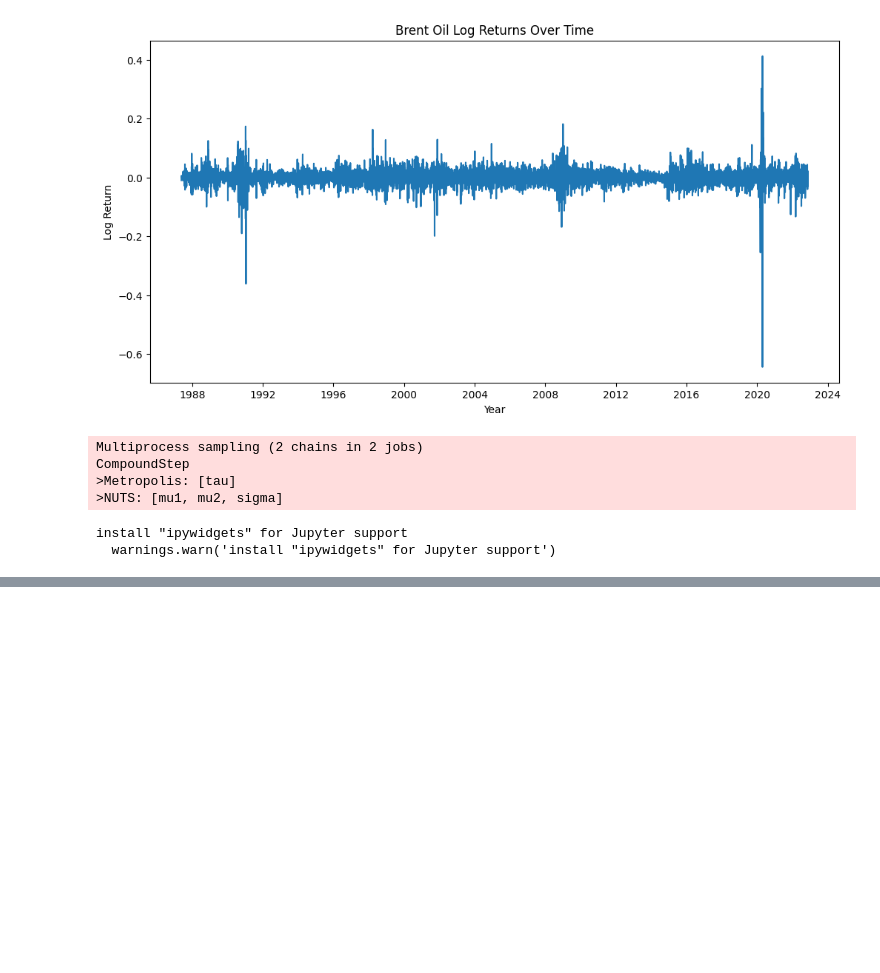
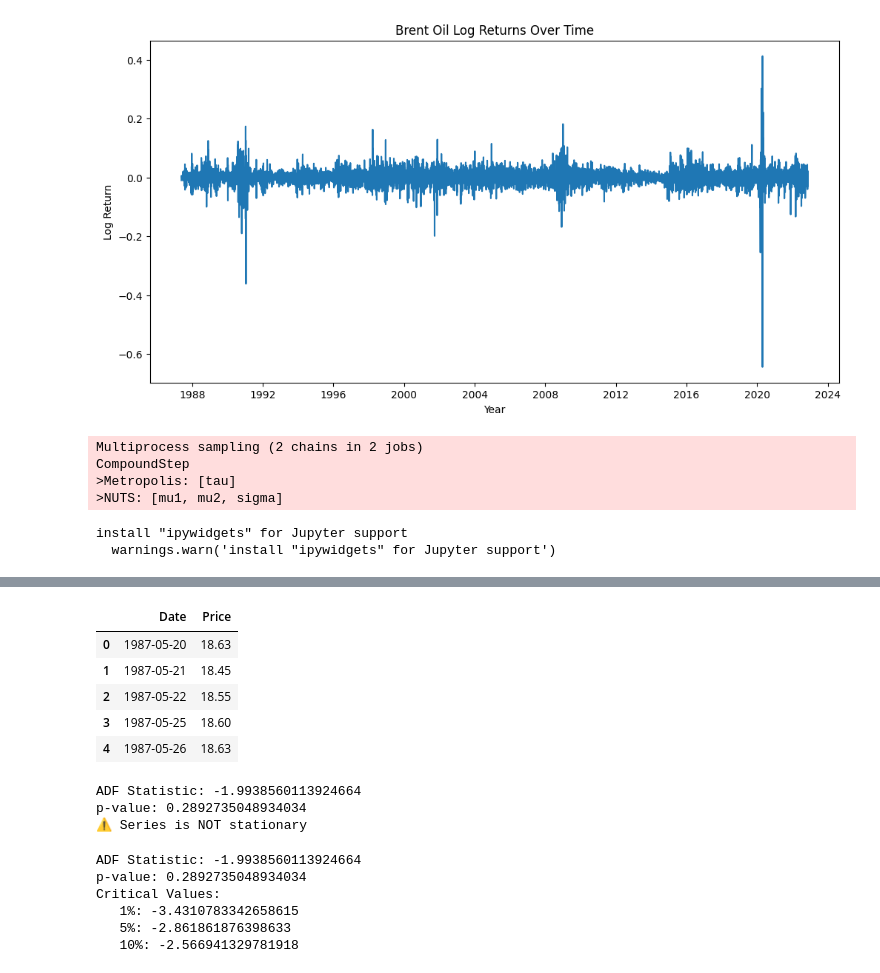
Before and after one commit to yosefmaregn2017-droid/brent-oil-change-point-analysis, a Jupyter notebook: notebooks/01_brent_oil_change_point_analysis.ipynb.ipynb, the cells around one changed output, grey strips where cells are left out. Drawn from its saved outputs; the diff is of its cells as text; code cells hidden in the pictures; blank space fills up the shorter version.

```diff
--- a/notebooks/01_brent_oil_change_point_analysis.ipynb.ipynb
+++ b/notebooks/01_brent_oil_change_point_analysis.ipynb.ipynb
@@ -229,0 +246,62 @@ install "ipywidgets" for Jupyter support
+# %%
+import pandas as pd
+
+# Load price data
+df = pd.read_csv("../data/BrentOilPrices.csv")
+
+# Convert Date column
+df["Date"] = pd.to_datetime(df["Date"])
+
+# Sort by date (important for time series)
+df = df.sort_values("Date").reset_index(drop=True)
+
+# Show first rows
+df.head()
+# %% [output]
+|  | Date | Price |
+| 0 | 1987-05-20 | 18.63 |
+| 1 | 1987-05-21 | 18.45 |
+| 2 | 1987-05-22 | 18.55 |
+| 3 | 1987-05-25 | 18.60 |
+| 4 | 1987-05-26 | 18.63 |
+# %%
+from statsmodels.tsa.stattools import adfuller
+
+# Drop missing values
+series = df["Price"].dropna()
+
+result = adfuller(series)
+
+print("ADF Statistic:", result[0])
+print("p-value:", result[1])
+
+if result[1] < 0.05:
+    print("✅ Series is stationary")
+else:
+    print("⚠️ Series is NOT stationary")
+# %% [output]
+ADF Statistic: -1.9938560113924664
+p-value: 0.2892735048934034
+⚠️ Series is NOT stationary
+# %%
+from statsmodels.tsa.stattools import adfuller
+
+# Use price series
+series = df["Price"].dropna()
+
+# ADF Test
+result = adfuller(series)
+
+print("ADF Statistic:", result[0])
+print("p-value:", result[1])
+print("Critical Values:")
+
+for key, value in result[4].items():
+    print(f"   {key}: {value}")
+# %% [output]
+ADF Statistic: -1.9938560113924664
+p-value: 0.2892735048934034
+Critical Values:
+   1%: -3.4310783342658615
+   5%: -2.861861876398633
+   10%: -2.566941329781918
```
Also changed, not shown: parts of 5 cells of this notebook.
